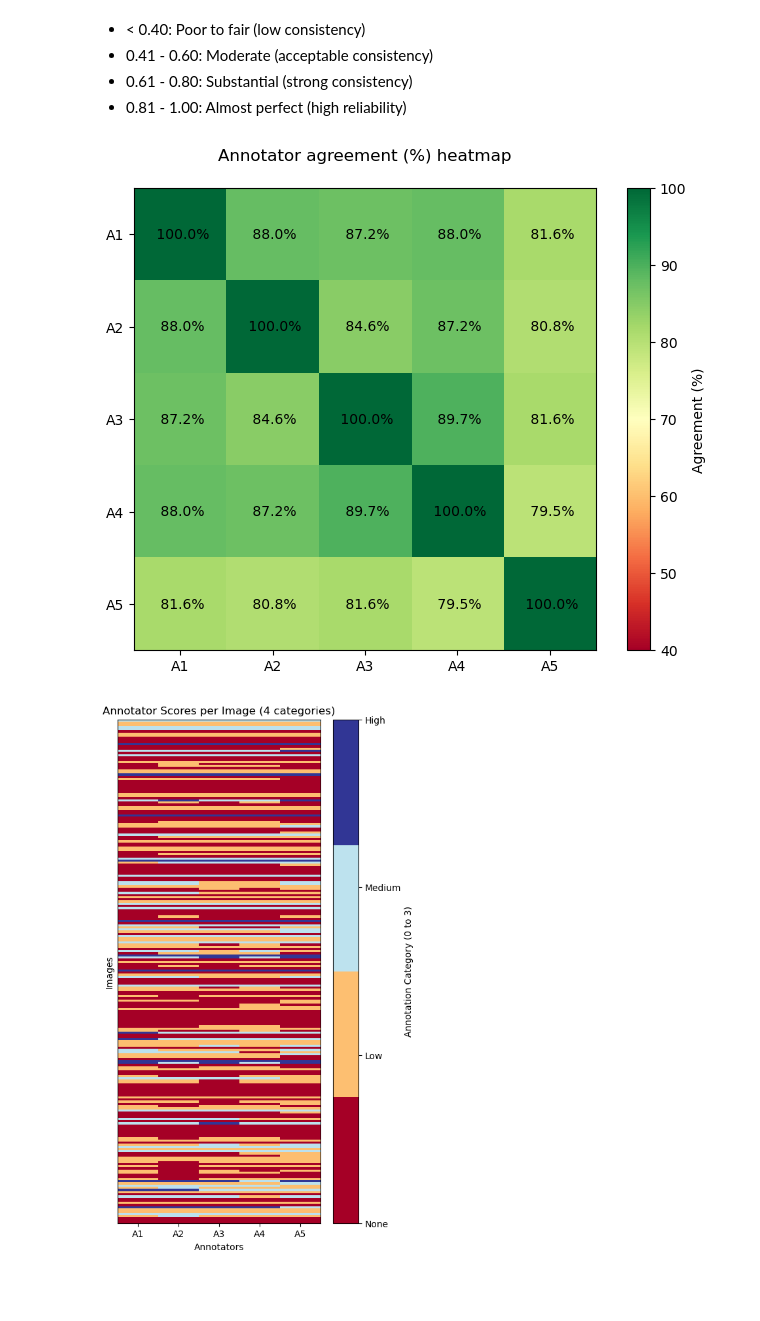
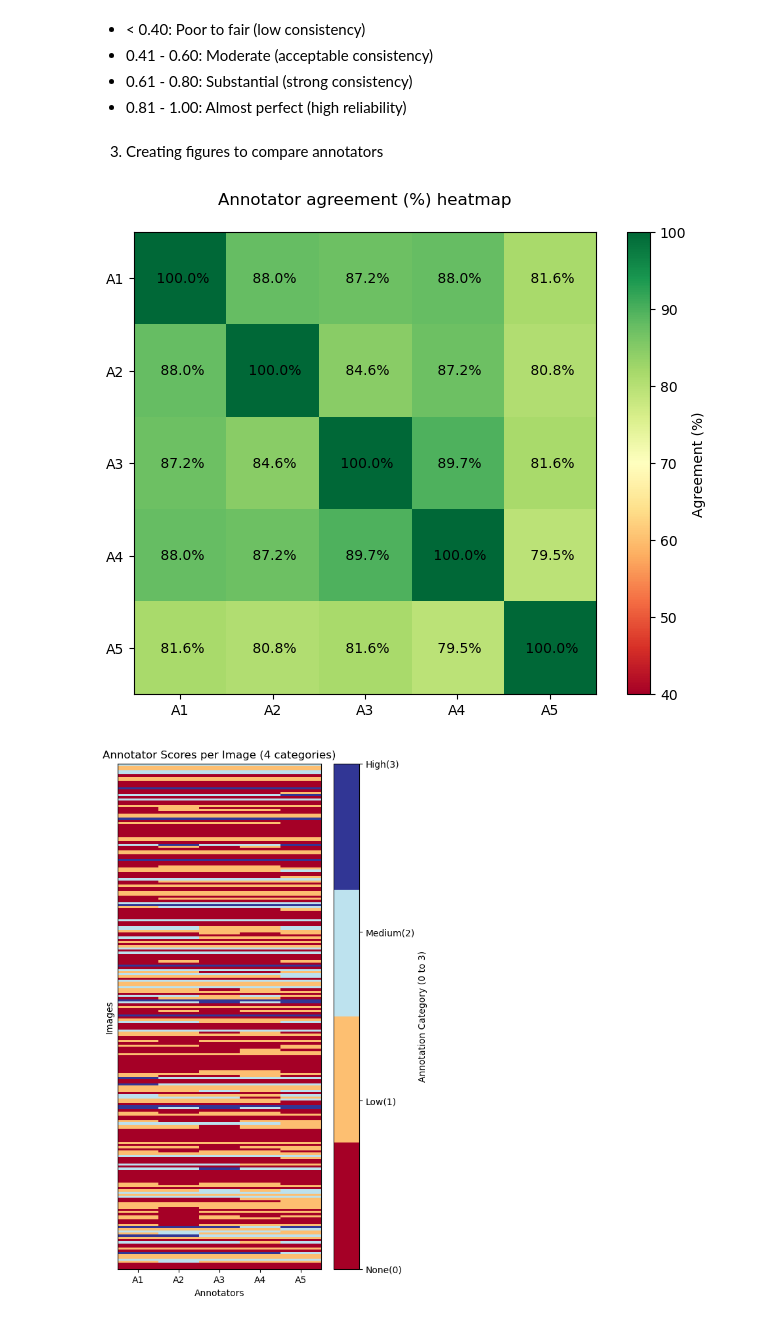
Before and after one commit to tmit-itu/2026-FYP-groupElephant, a Jupyter notebook: data/hair_annotations.ipynb, the cells around one changed output. Drawn from its saved outputs; the diff is of its cells as text; code cells hidden in the pictures; blank space fills up the shorter version.

Commit message:
update annotations

```diff
--- a/data/hair_annotations.ipynb
+++ b/data/hair_annotations.ipynb
@@ -45,6 +45,8 @@ Fleiss´ Kappa =  0.760
 - 0.41 - 0.60: Moderate (acceptable consistency)
 - 0.61 - 0.80: Substantial (strong consistency)
 - 0.81 - 1.00: Almost perfect (high reliability)
+# %% [markdown]
+3. Creating figures to compare annotators
 # %%
 import pandas as pd
 import matplotlib.pyplot as plt
@@ -73,34 +75,34 @@ cmap_agreement = plt.get_cmap("RdYlGn")
 im1 = plt.imshow(agreement_matrix, cmap=cmap_agreement, vmin=40, vmax=100)
 
 for i in range(n_annotators):
     for j in range(n_annotators):
         plt.text(j, i, f"{agreement_matrix[i,j]: .1f}%", ha="center", va="center", color="black", fontsize=10)
 
 plt.title("Annotator agreement (%) heatmap", pad=20)
 plt.xticks(range(n_annotators), [f"A{i+1}" for i in range(n_annotators)])
 plt.yticks(range(n_annotators), [f"A{i+1}" for i in range(n_annotators)])
 cbar1 = plt.colorbar(im1)
 cbar1.set_label("Agreement (%)")
-#plt.savefig("annotator_agreement_heatmap.png", dpi= 300, bbox_inches="tight")
+plt.savefig("annotator_agreement_heatmap.png", dpi= 300, bbox_inches="tight")
 plt.show()
 
 #Figure 2 - Annotator scores
 plt.figure(figsize=(5,10))
 cmap_4 = plt.get_cmap("RdYlBu", 4)
 
 im2 = plt.imshow(df.values, cmap=cmap_4, aspect="auto")
 
 plt.title("Annotator Scores per Image (4 categories)")
 plt.xlabel("Annotators")
 plt.ylabel("Images")
 plt.xticks(range(n_annotators), [f"A{i+1}" for i in range(n_annotators)])
 plt.yticks([], [])
 
 cbar = plt.colorbar(im2, ticks = [0, 1, 2, 3])
 cbar.set_label("Annotation Category (0 to 3)")
-cbar.ax.set_yticklabels(["None", "Low", "Medium", "High"])
-#plt.savefig("annotation_scores_4cat.png", dpi=300, bbox_inches = "tight")
+cbar.ax.set_yticklabels(["None(0)", "Low(1)", "Medium(2)", "High(3)"])
+plt.savefig("annotation_scores_4cat.png", dpi=300, bbox_inches = "tight")
 plt.show()
 # %% [output]
 [figure]
-[figure, old version]
+[figure, new version]
```
Also changed, not shown: parts of 4 cells of this notebook.
